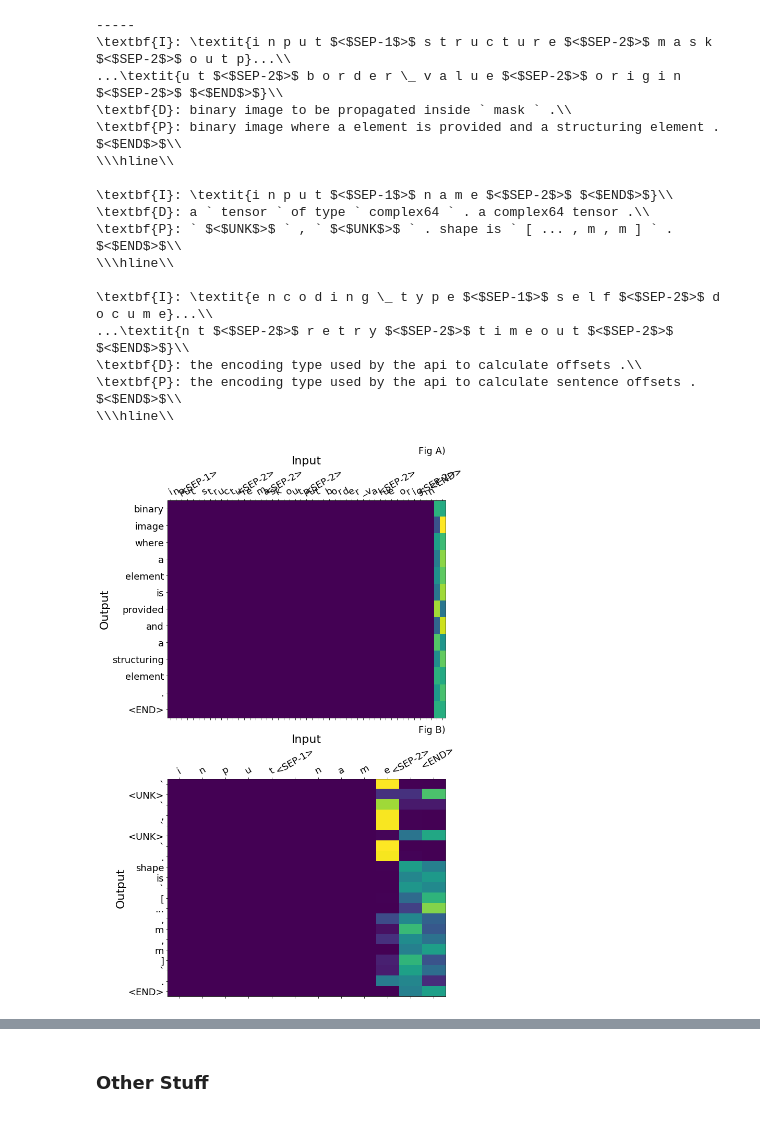
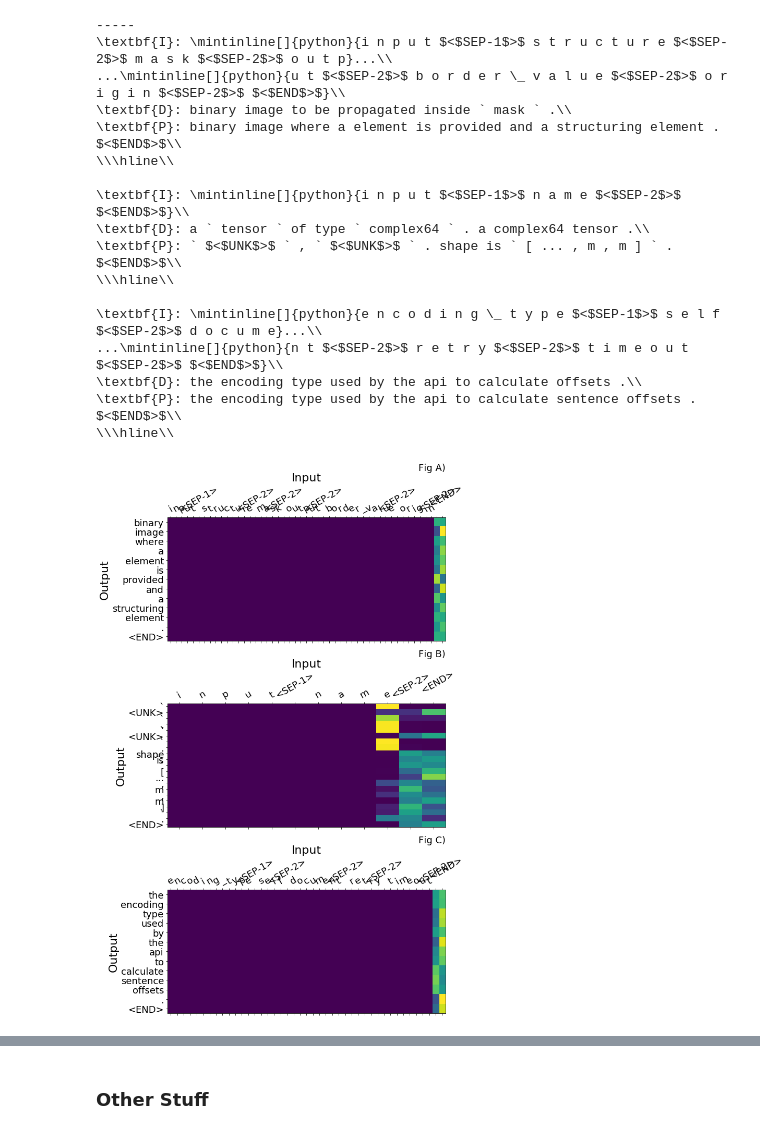
Before and after one commit to cdmatters/automatic_documentation, a Jupyter notebook: InvestigateModelVarOtherargs.ipynb, the cells around one changed output, grey strips where cells are left out. Drawn from its saved outputs; the diff is of its cells as text; code cells hidden in the pictures.

```diff
--- a/InvestigateModelVarOtherargs.ipynb
+++ b/InvestigateModelVarOtherargs.ipynb
@@ -81,13 +82,15 @@ def save_examples(name, good_data_tuple):
 #     print(i,t)
 #     print(latex_translation(t))
 # %%
-def plot_attentions(dataset, max_p=None):
+def plot_attentions(dataset, max_p=None, figsize=(10,15)):
     if max_p is None:
         max_p =  len(dataset[-1])
 
-    fig, ax = plt.subplots(max_p, figsize=(10,15))
+    fig, ax = plt.subplots(max_p,figsize=figsize )
     F="ABCDEFG"
 
+    if max_p == 1:
+        ax = [ax]
     for j, desc in enumerate(dataset[-1]):
 
         just_one = [ i[j:j+1] for i in dataset ]
@@ -132,9 +135,9 @@ def latex_translation(t):
     to_tex = lambda  s:s.replace("<", "$<$").replace(">", "$>$").replace("_","\\_")
     split = 25
     n1 = t[0][:split]
-    n1 = "\\textbf{I}: \\textit{" + to_tex(" ".join(n1)) + "}"
+    n1 = "\\textbf{I}: \mintinline[]{python}{" + to_tex(" ".join(n1)) + "}"
     if len(t[0]) > split:
-        n1 += "...\\\\\n...\\textit{"+to_tex(" ".join(t[0][split:])) + "}"
+        n1 += "...\\\\\n...\mintinline[]{python}{"+to_tex(" ".join(t[0][split:])) + "}"
     n1 += "\\\\"
     desc = "\\textbf{D}: " + to_tex(" ".join(t[1])) + "\\\\"
     pred = "\\textbf{P}: " + to_tex(" ".join(t[2])) + "\\\\"
@@ -163,37 +166,37 @@ def find_char_starts_with_TRAIN(array):
     for d in data_tuple.train[:-1]:
 
         input_egs.append(np.stack([d[i] for i in input_egs_idx]))
     input_egs.append([data_tuple.train[-1][i] for i in input_egs_idx])
     for i,r in enumerate(input_egs[0]):
         print(latex_translation([nn.translate(r, lookup=nn.idx2char, do_join=False), input_egs[-1][i], ""]))
 
 
 print("-----")
 REPORT_PLOT_DATA = load_examples('SECOND_EXPERIMENT_otherargs___REPORT_binary_input_enc')
-plot_attentions(REPORT_PLOT_DATA, 2)
+plot_attentions(REPORT_PLOT_DATA, 3)
 
 
 
 def find_starting__input_SEP_structure():
     return find_char_starts_with_TRAIN(np.array([9, 14, 16, 21, 20, 65, 19, 20, 18, 21,  3, 20 ,21, 18,  5]))
 
 find_starting__input_SEP_structure()
 # %% [output]
 -----
-\textbf{I}: \textit{i n p u t $<$SEP-1$>$ s t r u c t u r e $<$SEP-2$>$ m a s k $<$SEP-2$>$ o u t p}...\\
-...\textit{u t $<$SEP-2$>$ b o r d e r \_ v a l u e $<$SEP-2$>$ o r i g i n $<$SEP-2$>$ $<$END$>$}\\
+\textbf{I}: \mintinline[]{python}{i n p u t $<$SEP-1$>$ s t r u c t u r e $<$SEP-2$>$ m a s k $<$SEP-2$>$ o u t p}...\\
+...\mintinline[]{python}{u t $<$SEP-2$>$ b o r d e r \_ v a l u e $<$SEP-2$>$ o r i g i n $<$SEP-2$>$ $<$END$>$}\\
 \textbf{D}: binary image to be propagated inside ` mask ` .\\
 \textbf{P}: binary image where a element is provided and a structuring element . $<$END$>$\\
 \\\hline\\
 
-\textbf{I}: \textit{i n p u t $<$SEP-1$>$ n a m e $<$SEP-2$>$ $<$END$>$}\\
+\textbf{I}: \mintinline[]{python}{i n p u t $<$SEP-1$>$ n a m e $<$SEP-2$>$ $<$END$>$}\\
 \textbf{D}: a ` tensor ` of type ` complex64 ` . a complex64 tensor .\\
 \textbf{P}: ` $<$UNK$>$ ` , ` $<$UNK$>$ ` . shape is ` [ ... , m , m ] ` . $<$END$>$\\
 \\\hline\\
 
-\textbf{I}: \textit{e n c o d i n g \_ t y p e $<$SEP-1$>$ s e l f $<$SEP-2$>$ d o c u m e}...\\
-...\textit{n t $<$SEP-2$>$ r e t r y $<$SEP-2$>$ t i m e o u t $<$SEP-2$>$ $<$END$>$}\\
+\textbf{I}: \mintinline[]{python}{e n c o d i n g \_ t y p e $<$SEP-1$>$ s e l f $<$SEP-2$>$ d o c u m e}...\\
+...\mintinline[]{python}{n t $<$SEP-2$>$ r e t r y $<$SEP-2$>$ t i m e o u t $<$SEP-2$>$ $<$END$>$}\\
 \textbf{D}: the encoding type used by the api to calculate offsets .\\
 \textbf{P}: the encoding type used by the api to calculate sentence offsets . $<$END$>$\\
 \\\hline\\
-[figure, old version]
+[figure, new version]
```
Also changed, not shown: parts of 3 cells of this notebook, 1 other file.
